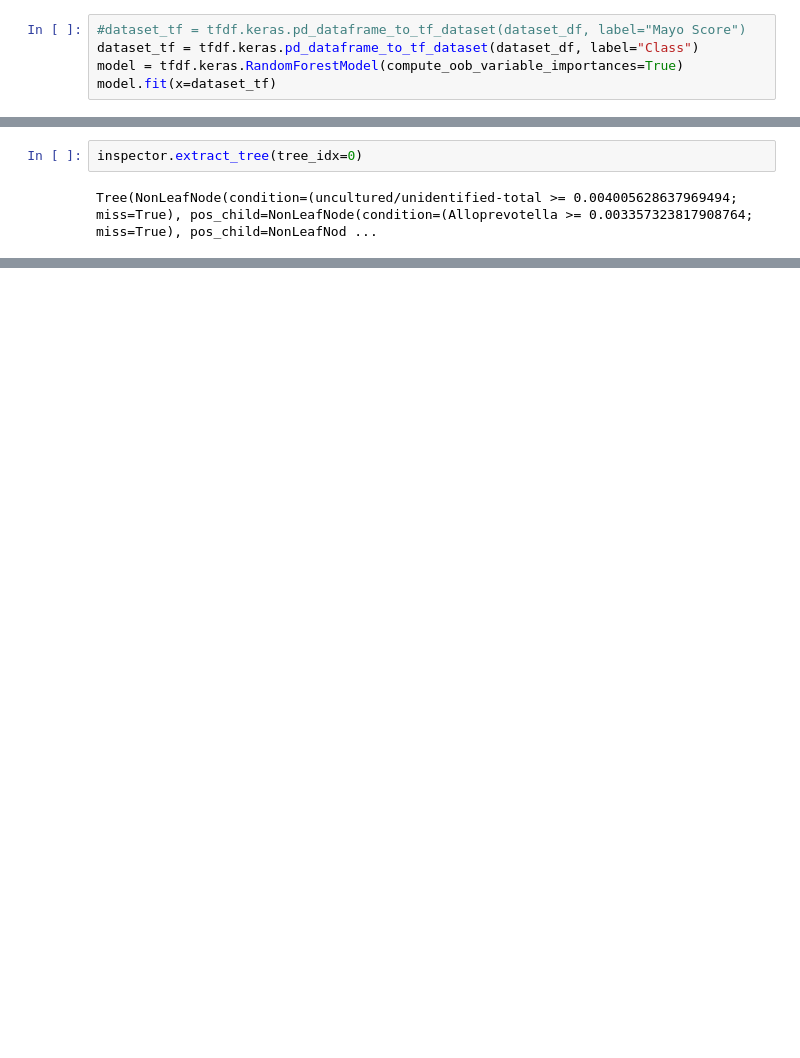
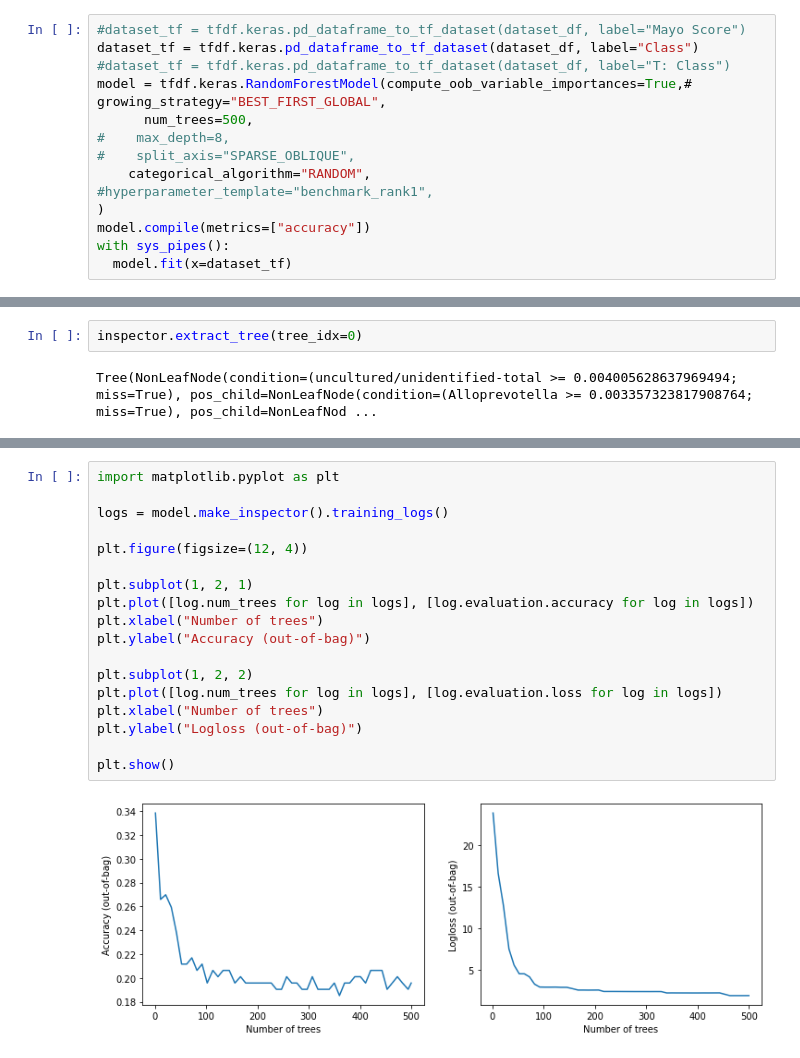
Before and after one commit to animesh/notebooks, a Jupyter notebook: ayuMG.ipynb, the cells around one changed output, grey strips where cells are left out. Cells and saved outputs as stored; diff of their text form; blank space fills up the shorter version.

Commit message:
try 500 trees, plot 100 depth

```diff
--- a/ayuMG.ipynb
+++ b/ayuMG.ipynb
@@ -263,6 +270,15 @@ print(dataset_df.head(3))
 # %%
 #dataset_tf = tfdf.keras.pd_dataframe_to_tf_dataset(dataset_df, label="Mayo Score")
 dataset_tf = tfdf.keras.pd_dataframe_to_tf_dataset(dataset_df, label="Class")
-model = tfdf.keras.RandomForestModel(compute_oob_variable_importances=True)
-model.fit(x=dataset_tf)
+#dataset_tf = tfdf.keras.pd_dataframe_to_tf_dataset(dataset_df, label="T: Class")
+model = tfdf.keras.RandomForestModel(compute_oob_variable_importances=True,# growing_strategy="BEST_FIRST_GLOBAL",
+      num_trees=500,
+#    max_depth=8,
+#    split_axis="SPARSE_OBLIQUE",
+    categorical_algorithm="RANDOM",
+#hyperparameter_template="benchmark_rank1",
+)
+model.compile(metrics=["accuracy"])
+with sys_pipes():
+  model.fit(x=dataset_tf)
 # %% [output]
@@ -431,0 +492,20 @@ Number of condition nodes per features:
+# %%
+import matplotlib.pyplot as plt
+
+logs = model.make_inspector().training_logs()
+
+plt.figure(figsize=(12, 4))
+
+plt.subplot(1, 2, 1)
+plt.plot([log.num_trees for log in logs], [log.evaluation.accuracy for log in logs])
+plt.xlabel("Number of trees")
+plt.ylabel("Accuracy (out-of-bag)")
+
+plt.subplot(1, 2, 2)
+plt.plot([log.num_trees for log in logs], [log.evaluation.loss for log in logs])
+plt.xlabel("Number of trees")
+plt.ylabel("Logloss (out-of-bag)")
+
+plt.show()
+# %% [output]
+[figure, added]
```
Also changed, not shown: parts of 16 cells of this notebook.
